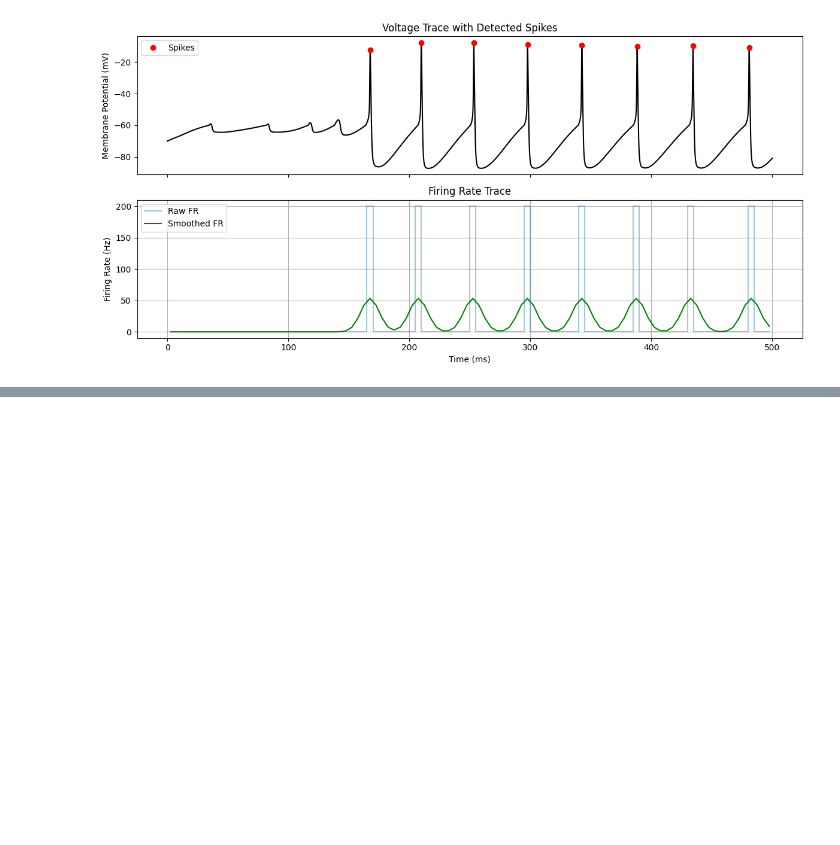
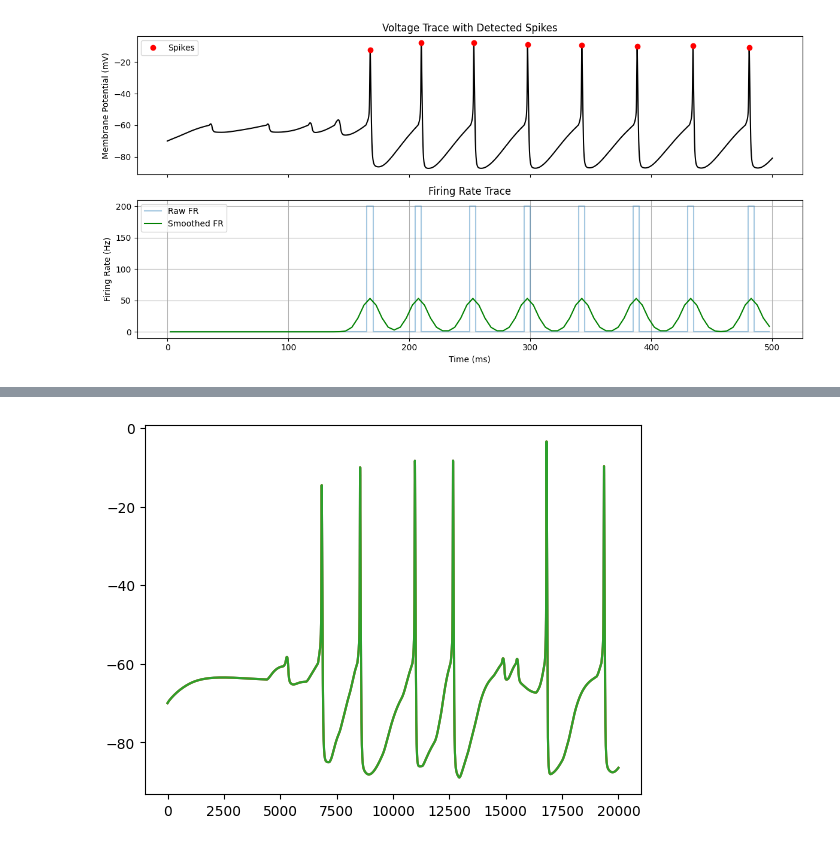
Before and after one commit to ddopp4877/single-cell-tuning, a Jupyter notebook: stim_synapses.ipynb, the cells around one changed output, grey strips where cells are left out. Saved outputs shown, nothing was run; the diff lists cells and outputs as text; code cells hidden in the pictures; blank space fills up the shorter version.

```diff
--- a/stim_synapses.ipynb
+++ b/stim_synapses.ipynb
@@ -414,6 +361,6 @@ warning ./Sst-IRES-Cre_Ai14-188740.03.02.01_657210399_m.swc: more than one tree:
 cell.add_random_synapses_from_df(grouped_stim, "AMPA_NMDA_STP", syn_params, section_pool=[cell.proximal_dends])
 # %%
 
-print(f"Added {len(cell.synapses)} synapses")
-for i, syn in enumerate(cell.synapses):
-    print(f"Synapse {i}: {syn.get_segment().sec.name()} @ {syn.get_segment().x}")
+# print(f"Added {len(cell.synapses)} synapses")
+# for i, syn in enumerate(cell.synapses):
+#     print(f"Synapse {i}: {syn.get_segment().sec.name()} @ {syn.get_segment().x}")
@@ -515 +446,13 @@ Detected spikes at: [167.625 209.875 253.275 297.7   342.575 388.225 434.35  480
+# %%
+def run_cell(cell):
+            # Set recording vectors
+    tvec = h.Vector().record(h._ref_t)
+    vvec = h.Vector().record(cell.soma[0](0.5)._ref_v)  # somatic Vm
+
+    # Simulation control
+    h.finitialize(cell.Vinit)
+    h.dt = 0.025
+    h.tstop = 500.0  # ms
+    h.run()
+    return tvec,vvec
 # %%
@@ -535,0 +523,7 @@ plt.show()
+# %%
+plt.plot(vs[0])
+plt.plot(vs[1])
+plt.plot(vs[2])
+plt.show()
+# %% [output]
+[figure, added]
```
Also changed, not shown: parts of 16 cells of this notebook.
